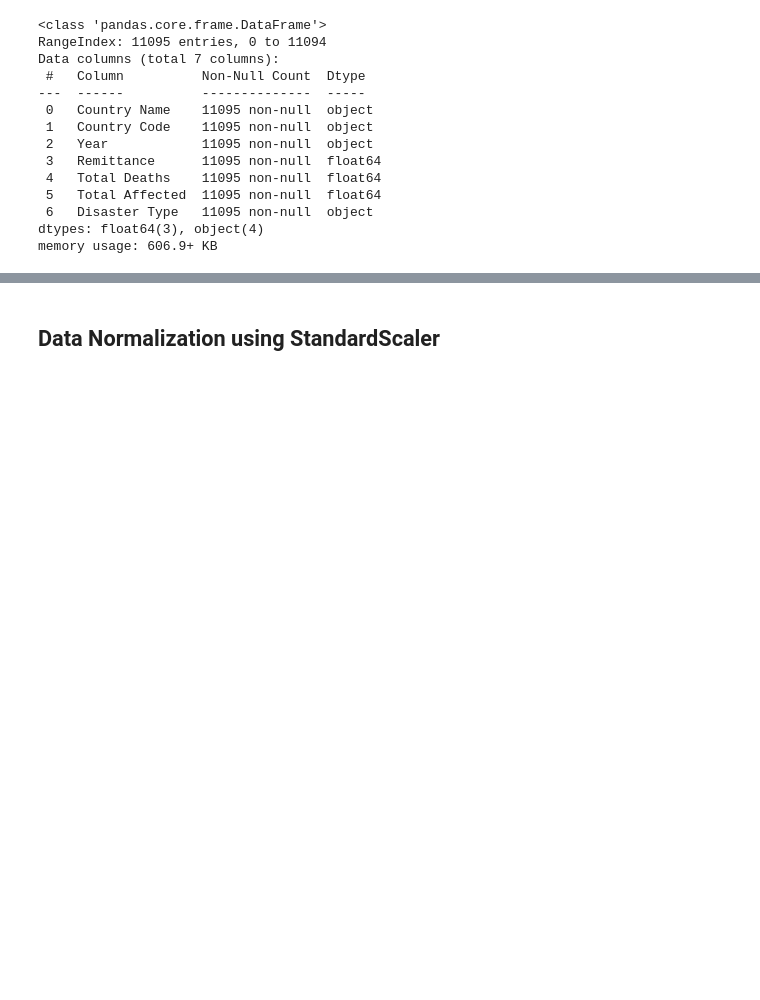
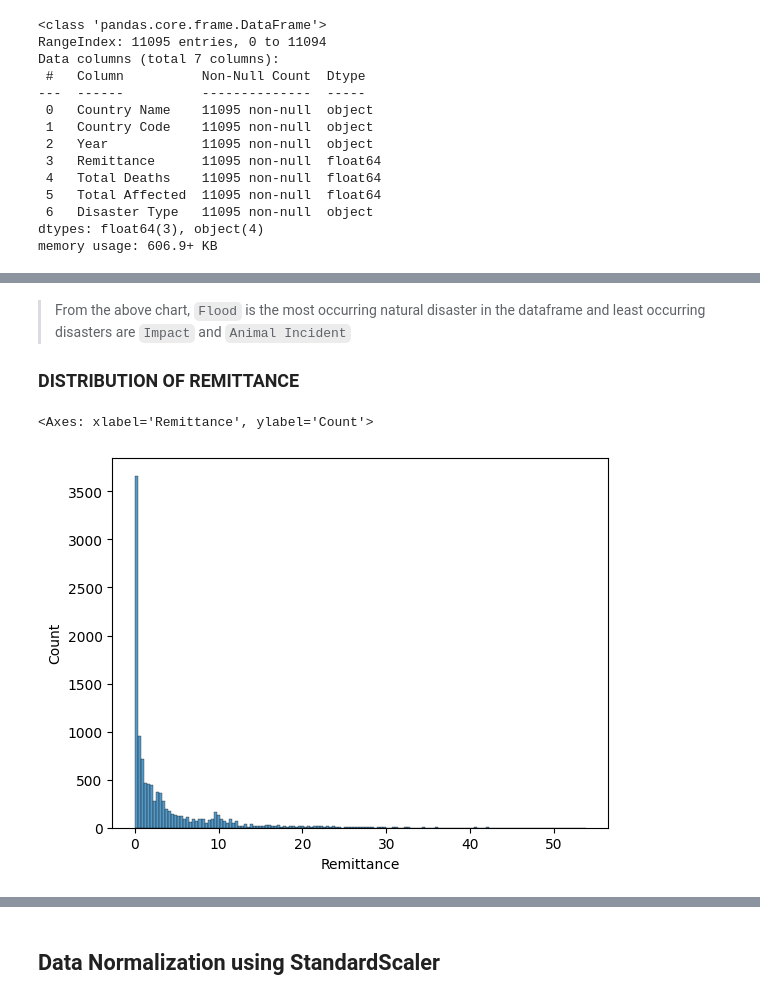
Before and after one commit to PowerBIhamoye/NaturalDisasterRemittanceFlow, a Jupyter notebook: remittance.ipynb, the cells around one changed output, grey strips where cells are left out. Cells and saved outputs as stored; diff of their text form; code cells hidden in the pictures; blank space fills up the shorter version.

```diff
--- a/remittance.ipynb
+++ b/remittance.ipynb
@@ -481,0 +481,9 @@ top_remittance
+# %% [markdown]
+> From the above chart, `Flood` is the most occurring natural disaster in the dataframe and least occurring disasters are `Impact` and `Animal Incident`
+
+### **DISTRIBUTION OF REMITTANCE**
+# %%
+sns.histplot(x="Remittance", data=merged_data)
+# %% [output]
+<Axes: xlabel='Remittance', ylabel='Count'>
+[figure, added]
```
Also changed, not shown: parts of 10 cells of this notebook.
